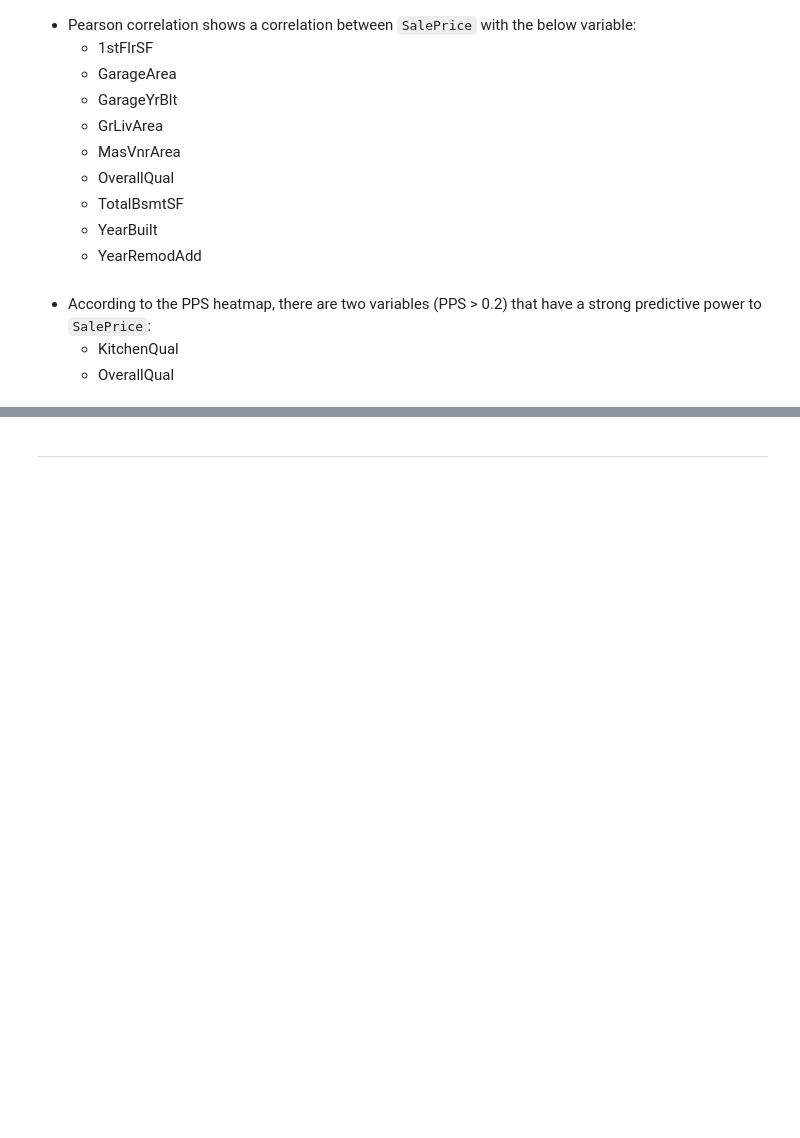
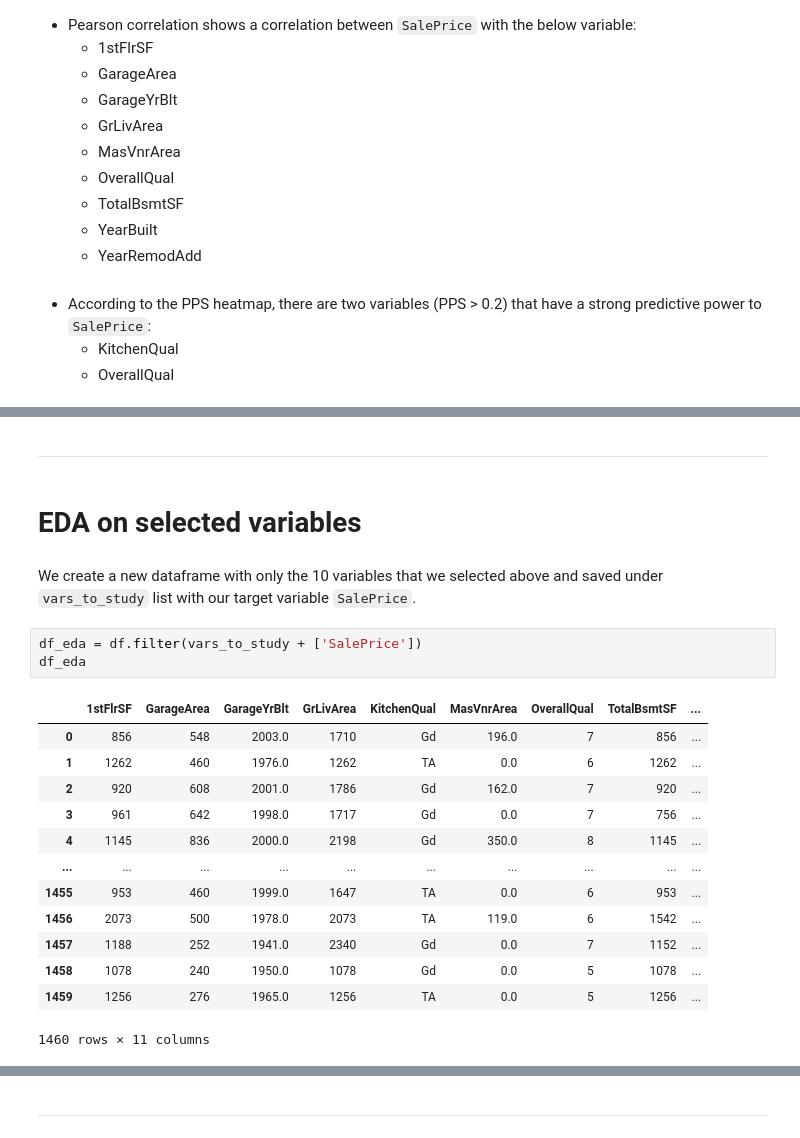
Before and after one commit to jojouna/pp5-housing-issue, a Jupyter notebook: jupyter_notebooks/03 - Data-Analysis.ipynb, the cells around one changed output, grey strips where cells are left out. Cells and saved outputs as stored; diff of their text form; blank space fills up the shorter version.

```diff
--- a/jupyter_notebooks/03 - Data-Analysis.ipynb
+++ b/jupyter_notebooks/03 - Data-Analysis.ipynb
@@ -315,0 +343,23 @@ Examining from the Heatmaps, there is a positive correlation between the target
+# %% [markdown]
+---
+# %% [markdown]
+# EDA on selected variables
+# %% [markdown]
+We create a new dataframe with only the 10 variables that we selected above and saved under `vars_to_study` list with our target variable `SalePrice`.
+# %%
+df_eda = df.filter(vars_to_study + ['SalePrice'])
+df_eda
+# %% [output]
+|  | 1stFlrSF | GarageArea | GarageYrBlt | GrLivArea | KitchenQual | MasVnrArea | OverallQual | TotalBsmtSF | ... |
+| 0 | 856 | 548 | 2003.0 | 1710 | Gd | 196.0 | 7 | 856 | ... |
+| 1 | 1262 | 460 | 1976.0 | 1262 | TA | 0.0 | 6 | 1262 | ... |
+| 2 | 920 | 608 | 2001.0 | 1786 | Gd | 162.0 | 7 | 920 | ... |
+| 3 | 961 | 642 | 1998.0 | 1717 | Gd | 0.0 | 7 | 756 | ... |
+| 4 | 1145 | 836 | 2000.0 | 2198 | Gd | 350.0 | 8 | 1145 | ... |
+| ... | ... | ... | ... | ... | ... | ... | ... | ... | ... |
+| 1455 | 953 | 460 | 1999.0 | 1647 | TA | 0.0 | 6 | 953 | ... |
+| 1456 | 2073 | 500 | 1978.0 | 2073 | TA | 119.0 | 6 | 1542 | ... |
+| 1457 | 1188 | 252 | 1941.0 | 2340 | Gd | 0.0 | 7 | 1152 | ... |
+| 1458 | 1078 | 240 | 1950.0 | 1078 | Gd | 0.0 | 5 | 1078 | ... |
+| 1459 | 1256 | 276 | 1965.0 | 1256 | TA | 0.0 | 5 | 1256 | ... |
+1460 rows × 11 columns
```
Also changed, not shown: parts of 4 cells of this notebook, 10 other files.
